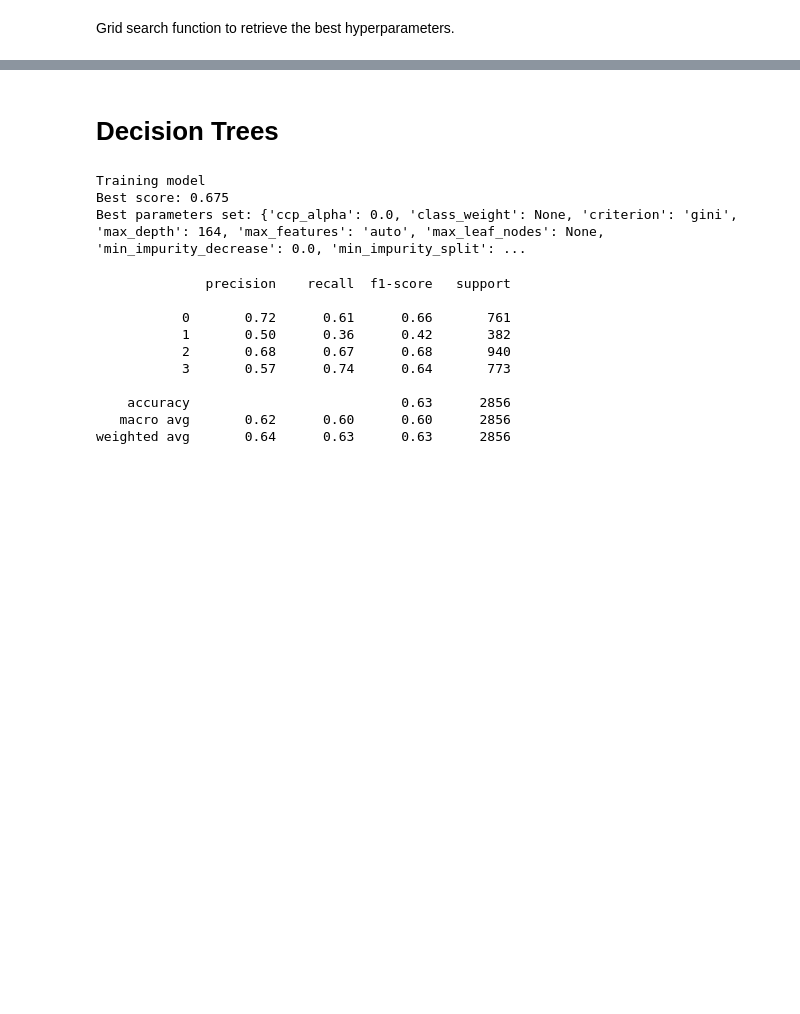
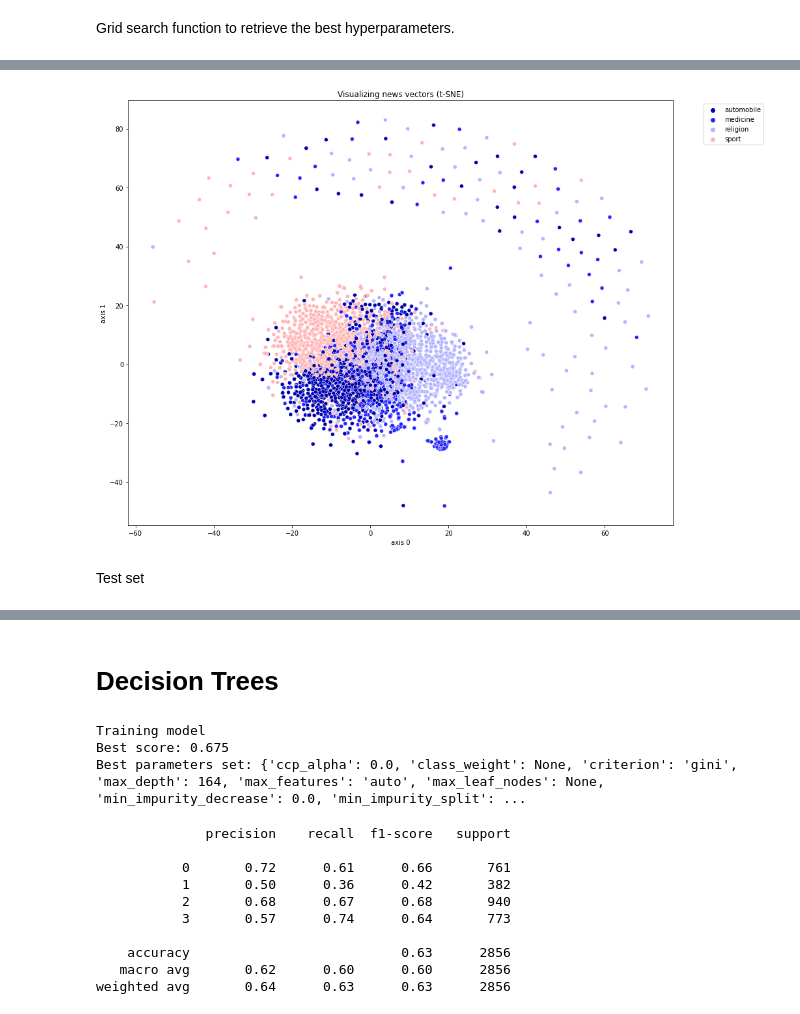
Before and after one commit to iniestaserranoalberto/NLP, a Jupyter notebook: NLPGroupC.ipynb, the cells around one changed output, grey strips where cells are left out. Cells and saved outputs as stored; diff of their text form; code cells hidden in the pictures; blank space fills up the shorter version.

```diff
--- a/NLPGroupC.ipynb
+++ b/NLPGroupC.ipynb
@@ -611,0 +661,9 @@ def train_and_evaluate_classifier(X, yt, estimator, grid):
+# %%
+from sklearn.manifold import TSNE
+tsne = TSNE(n_components=2,
+           perplexity=50,
+           learning_rate=300,
+           n_iter=800,
+           verbose=1)
+# tsne to our document vectors
+componets = tsne.fit_transform(train_features)
@@ -611,0 +682,17 @@ def train_and_evaluate_classifier(X, yt, estimator, grid):
+# %%
+# plot news vectors
+def plot_embeddings(embedding, title):
+    fig = plt.figure(figsize=[15,12])
+    ax = sns.scatterplot(embedding[:,0], embedding[:,1], hue=training_df['target'])
+    plt.title(title)
+    plt.xlabel('axis 0')
+    plt.ylabel('axis 1')
+    plt.legend(bbox_to_anchor=(1.05,1), loc=2)
+    plt.show()
+    return
+
+plot_embeddings(componets, 'Visualizing news vectors (t-SNE)')
+# %% [output]
+[figure, added]
+# %% [markdown]
+Test set
```
Also changed, not shown: parts of 33 cells of this notebook.
